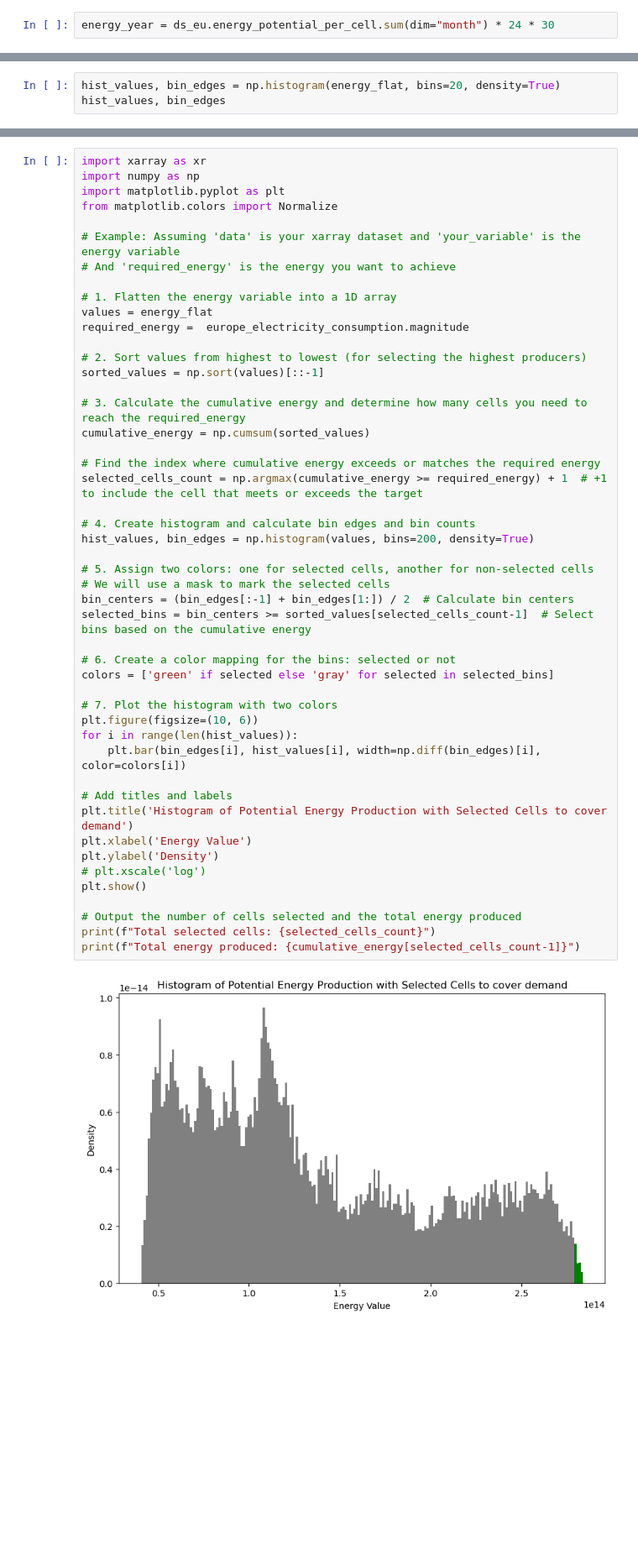
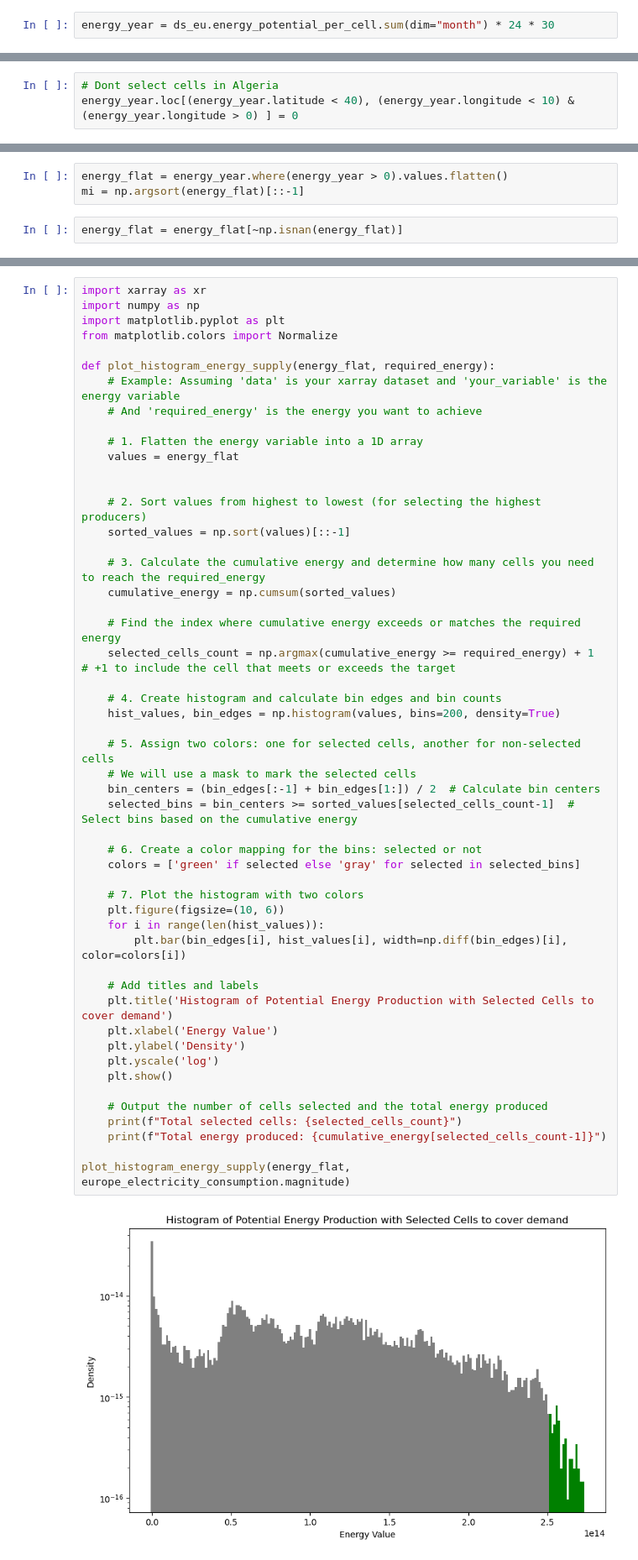
Before and after one commit to laq/msc-intro-computational-meteorology-exercises-w2024, a Jupyter notebook: projects/europeEnergy/EuroAccumulatedPvPot.ipynb, the cells around one changed output, grey strips where cells are left out. Shown at 84% size. Drawn from its saved outputs; the diff is of its cells as text; blank space fills up the shorter version.

Commit message:
Histogram and remove of sea

```diff
--- a/projects/europeEnergy/EuroAccumulatedPvPot.ipynb
+++ b/projects/europeEnergy/EuroAccumulatedPvPot.ipynb
@@ -365,3 +416,6 @@ energy_year = ds_eu.energy_potential_per_cell.sum(dim="month") * 24 * 30
+# %%
+# Dont select cells in Algeria
+energy_year.loc[(energy_year.latitude < 40), (energy_year.longitude < 10) & (energy_year.longitude > 0) ] = 0
 # %%
 def get_cells_to_cover_consumption(potential_production, desired_production):
     production_cells = []
@@ -488,3 +527,0 @@ plt.hist(energy_flat, bins=20)
-# %%
-hist_values, bin_edges = np.histogram(energy_flat, bins=20, density=True)
-hist_values, bin_edges
@@ -502,0 +528,5 @@ hist_values, bin_edges
+# %%
+energy_flat = energy_year.where(energy_year > 0).values.flatten()
+mi = np.argsort(energy_flat)[::-1]
+# %%
+energy_flat = energy_flat[~np.isnan(energy_flat)]
@@ -503,50 +547,53 @@ hist_values, bin_edges
 # %%
 import xarray as xr
 import numpy as np
 import matplotlib.pyplot as plt
 from matplotlib.colors import Normalize
 
-# Example: Assuming 'data' is your xarray dataset and 'your_variable' is the energy variable
-# And 'required_energy' is the energy you want to achieve
+def plot_histogram_energy_supply(energy_flat, required_energy):
+    # Example: Assuming 'data' is your xarray dataset and 'your_variable' is the energy variable
+    # And 'required_energy' is the energy you want to achieve
 
-# 1. Flatten the energy variable into a 1D array
-values = energy_flat
-required_energy =  europe_electricity_consumption.magnitude
+    # 1. Flatten the energy variable into a 1D array
+    values = energy_flat
 
-# 2. Sort values from highest to lowest (for selecting the highest producers)
-sorted_values = np.sort(values)[::-1]
 
-# 3. Calculate the cumulative energy and determine how many cells you need to reach the required_energy
-cumulative_energy = np.cumsum(sorted_values)
+    # 2. Sort values from highest to lowest (for selecting the highest producers)
+    sorted_values = np.sort(values)[::-1]
 
-# Find the index where cumulative energy exceeds or matches the required energy
-selected_cells_count = np.argmax(cumulative_energy >= required_energy) + 1  # +1 to include the cell that meets or exceeds the target
+    # 3. Calculate the cumulative energy and determine how many cells you need to reach the required_energy
+    cumulative_energy = np.cumsum(sorted_values)
 
-# 4. Create histogram and calculate bin edges and bin counts
-hist_values, bin_edges = np.histogram(values, bins=200, density=True)
+    # Find the index where cumulative energy exceeds or matches the required energy
+    selected_cells_count = np.argmax(cumulative_energy >= required_energy) + 1  # +1 to include the cell that meets or exceeds the target
 
-# 5. Assign two colors: one for selected cells, another for non-selected cells
-# We will use a mask to mark the selected cells
-bin_centers = (bin_edges[:-1] + bin_edges[1:]) / 2  # Calculate bin centers
-selected_bins = bin_centers >= sorted_values[selected_cells_count-1]  # Select bins based on the cumulative energy
+    # 4. Create histogram and calculate bin edges and bin counts
+    hist_values, bin_edges = np.histogram(values, bins=200, density=True)
 
-# 6. Create a color mapping for the bins: selected or not
-colors = ['green' if selected else 'gray' for selected in selected_bins]
+    # 5. Assign two colors: one for selected cells, another for non-selected cells
+    # We will use a mask to mark the selected cells
+    bin_centers = (bin_edges[:-1] + bin_edges[1:]) / 2  # Calculate bin centers
+    selected_bins = bin_centers >= sorted_values[selected_cells_count-1]  # Select bins based on the cumulative energy
 
-# 7. Plot the histogram with two colors
-plt.figure(figsize=(10, 6))
-for i in range(len(hist_values)):
-    plt.bar(bin_edges[i], hist_values[i], width=np.diff(bin_edges)[i], color=colors[i])
+    # 6. Create a color mapping for the bins: selected or not
+    colors = ['green' if selected else 'gray' for selected in selected_bins]
 
-# Add titles and labels
-plt.title('Histogram of Potential Energy Production with Selected Cells to cover demand')
-plt.xlabel('Energy Value')
-plt.ylabel('Density')
-# plt.xscale('log')
-plt.show()
+    # 7. Plot the histogram with two colors
+    plt.figure(figsize=(10, 6))
+    for i in range(len(hist_values)):
+        plt.bar(bin_edges[i], hist_values[i], width=np.diff(bin_edges)[i], color=colors[i])
 
-# Output the number of cells selected and the total energy produced
-print(f"Total selected cells: {selected_cells_count}")
-print(f"Total energy produced: {cumulative_energy[selected_cells_count-1]}")
+    # Add titles and labels
+    plt.title('Histogram of Potential Energy Production with Selected Cells to cover demand')
+    plt.xlabel('Energy Value')
+    plt.ylabel('Density')
+    plt.yscale('log')
+    plt.show()
+
+    # Output the number of cells selected and the total energy produced
+    print(f"Total selected cells: {selected_cells_count}")
+    print(f"Total energy produced: {cumulative_energy[selected_cells_count-1]}")
+
+plot_histogram_energy_supply(energy_flat, europe_electricity_consumption.magnitude)
 # %% [output]
-[figure, old version]
+[figure, new version]
```
Also changed, not shown: parts of 31 cells of this notebook.
